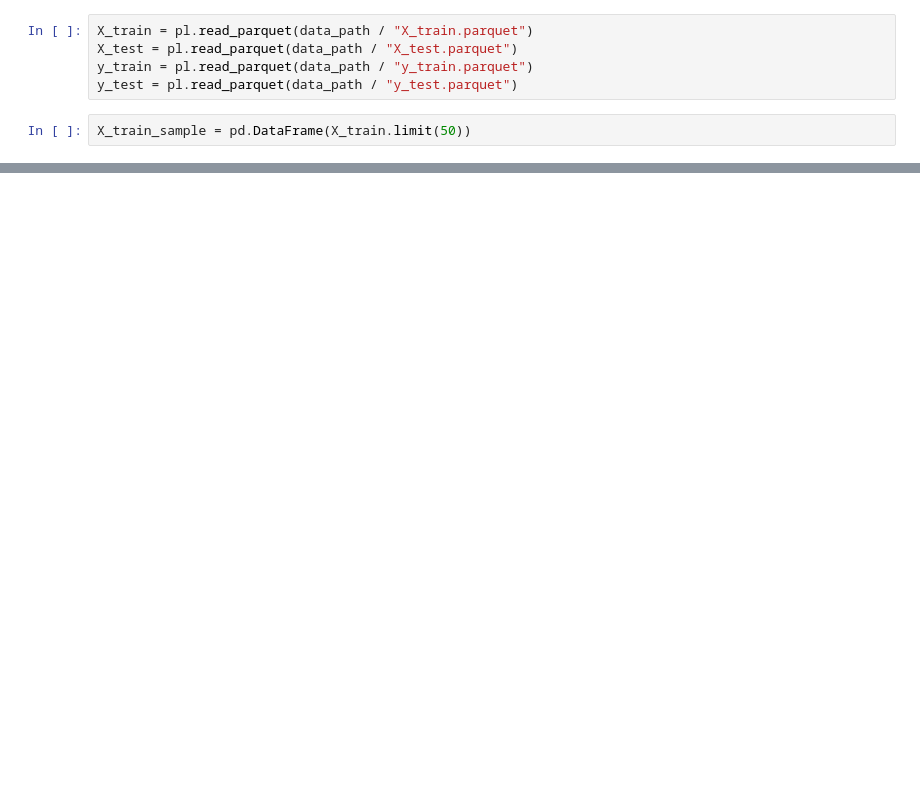
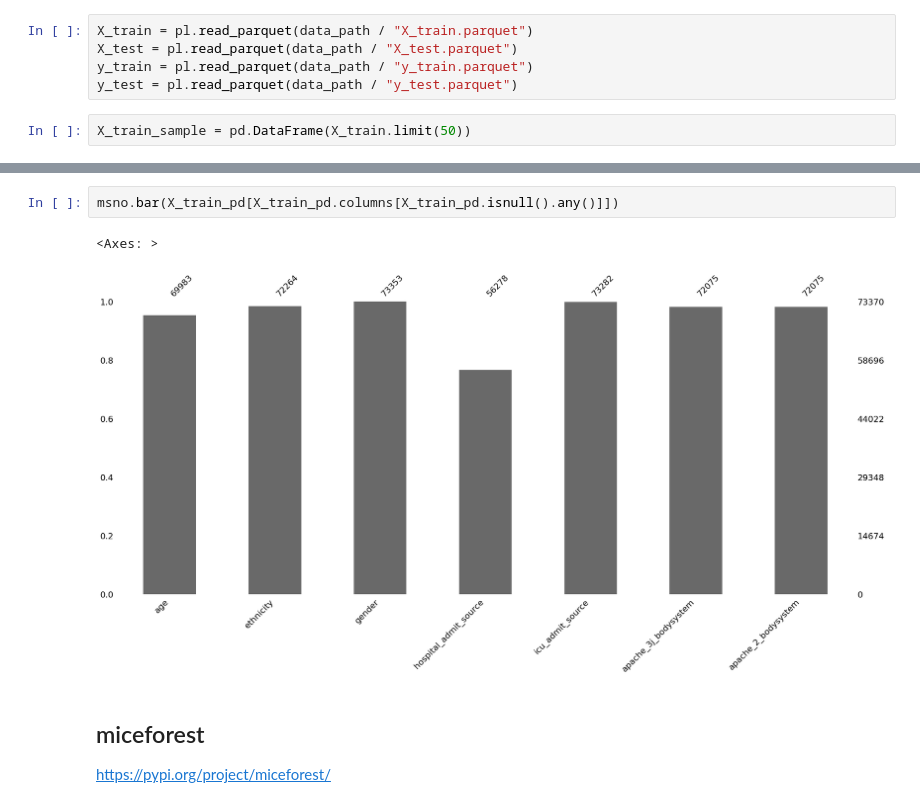
Before and after one commit to ZackLarsen/kaggle-wids-datathon-2020, a Jupyter notebook: notebooks/missing_value_imputation.ipynb, the cells around one changed output, grey strips where cells are left out. Drawn from its saved outputs; the diff is of its cells as text; blank space fills up the shorter version.

```diff
--- a/notebooks/missing_value_imputation.ipynb
+++ b/notebooks/missing_value_imputation.ipynb
@@ -36,0 +94,9 @@ X_train_sample
+# %%
+msno.bar(X_train_pd[X_train_pd.columns[X_train_pd.isnull().any()]])
+# %% [output]
+<Axes: >
+[figure, added]
+# %% [markdown]
+## miceforest
+
+https://pypi.org/project/miceforest/
```
Also changed, not shown: parts of 16 cells of this notebook, 11 other files.
